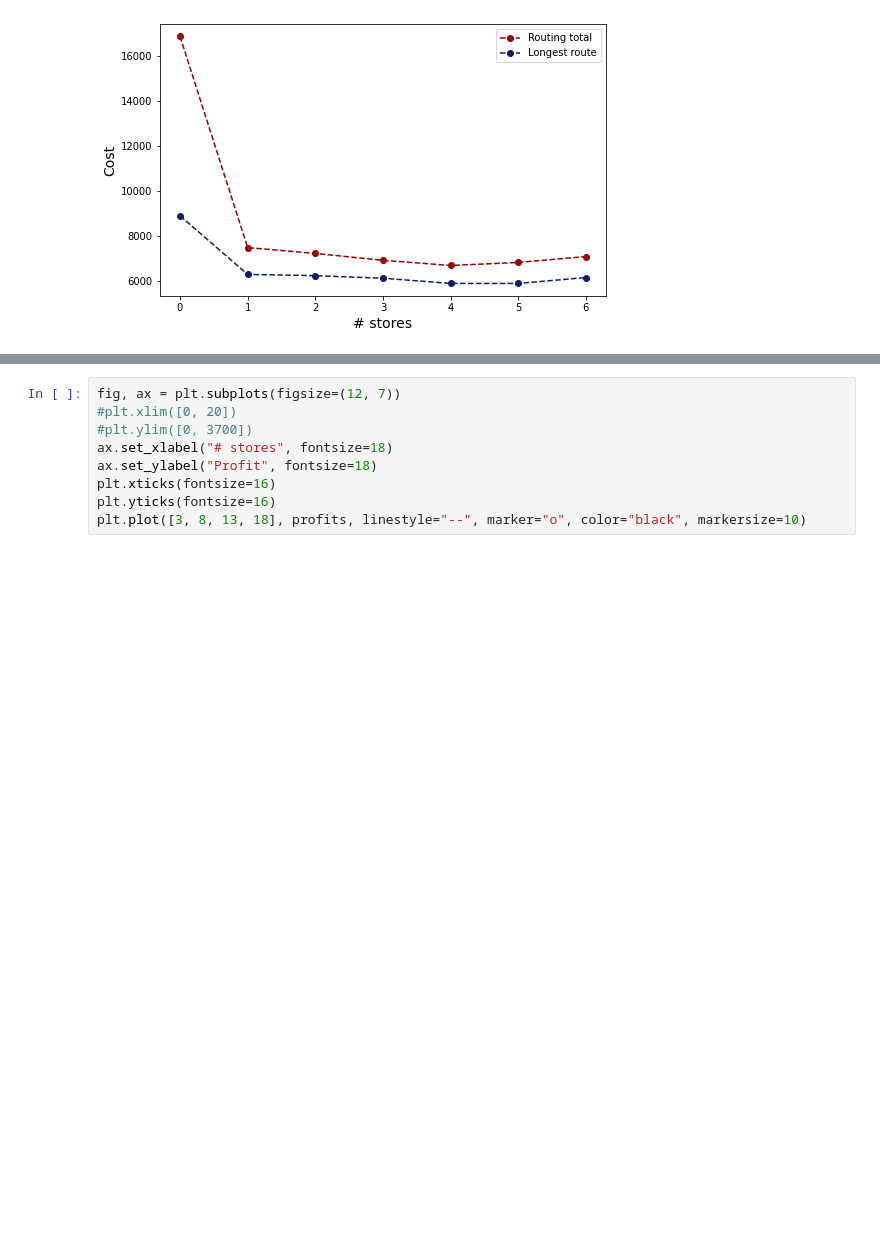
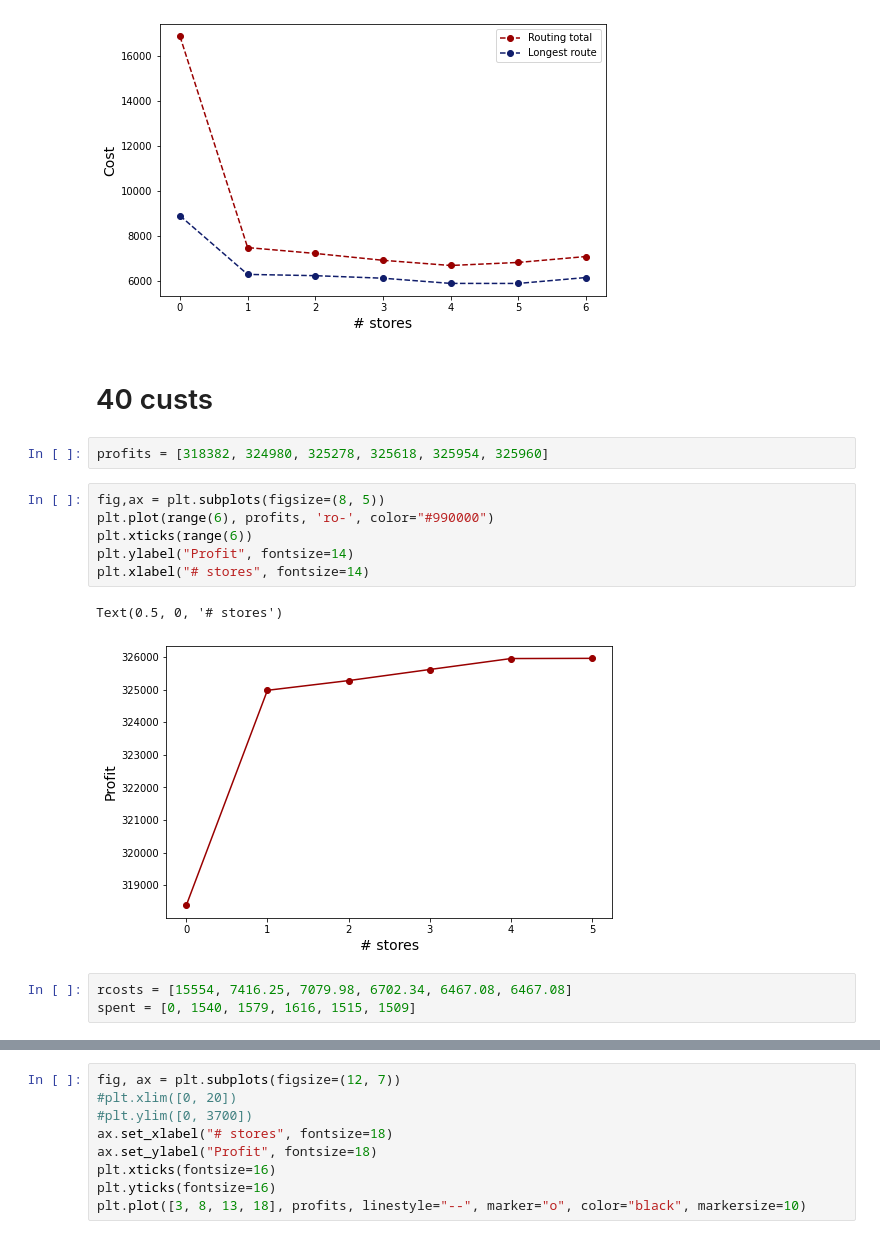
Before and after one commit to riabova/bilevel_pricing, a Jupyter notebook: code/python/plots.ipynb, the cells around one changed output, grey strips where cells are left out. Saved outputs shown, nothing was run; the diff lists cells and outputs as text; blank space fills up the shorter version.

Commit message:
adding plots

```diff
--- a/code/python/plots.ipynb
+++ b/code/python/plots.ipynb
@@ -94,3 +96,19 @@ plt.legend()
 # %% [output]
 <matplotlib.legend.Legend at 0x...>
 [figure]
+# %% [markdown]
+# 40 custs
+# %%
+profits = [318382, 324980, 325278, 325618, 325954, 325960]
+# %%
+fig,ax = plt.subplots(figsize=(8, 5))
+plt.plot(range(6), profits, 'ro-', color="#990000")
+plt.xticks(range(6))
+plt.ylabel("Profit", fontsize=14)
+plt.xlabel("# stores", fontsize=14)
+# %% [output]
+Text(0.5, 0, '# stores')
+[figure, added]
+# %%
+rcosts = [15554, 7416.25, 7079.98, 6702.34, 6467.08, 6467.08]
+spent = [0, 1540, 1579, 1616, 1515, 1509]
```
Also changed, not shown: parts of 8 cells of this notebook, 2 other files.
